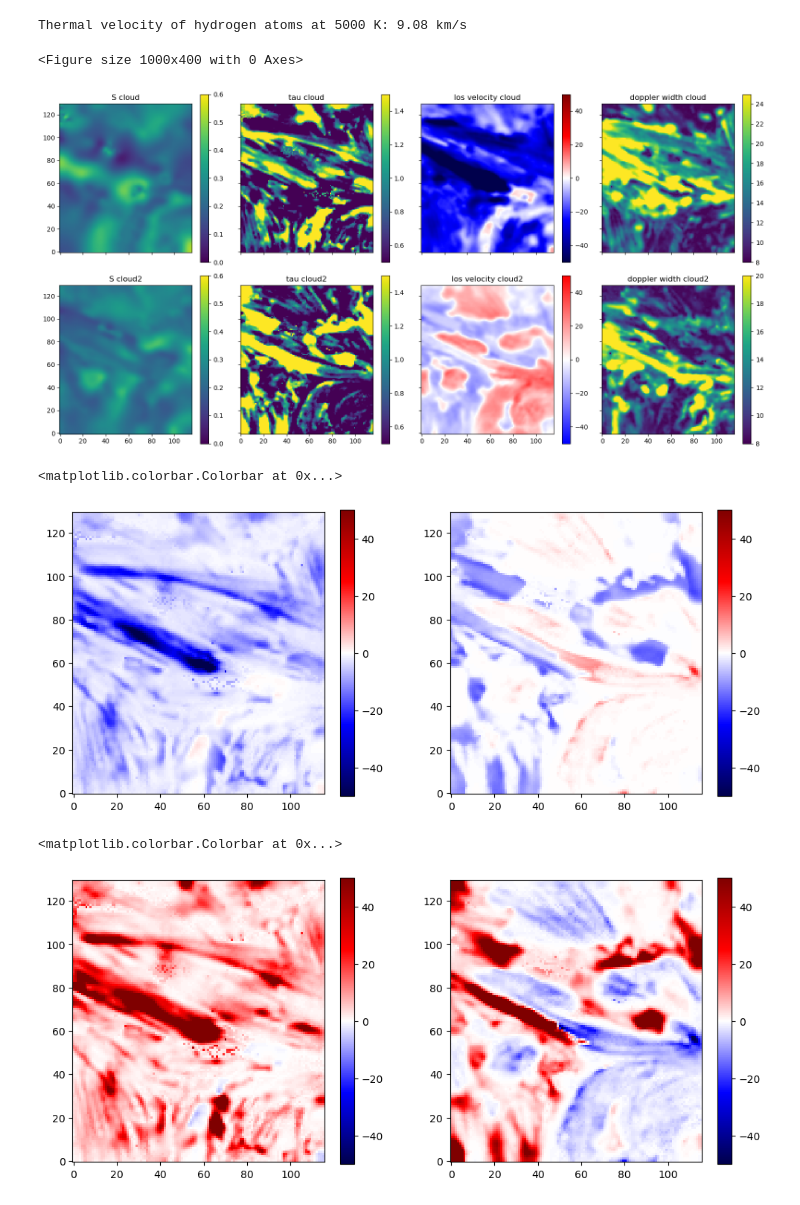
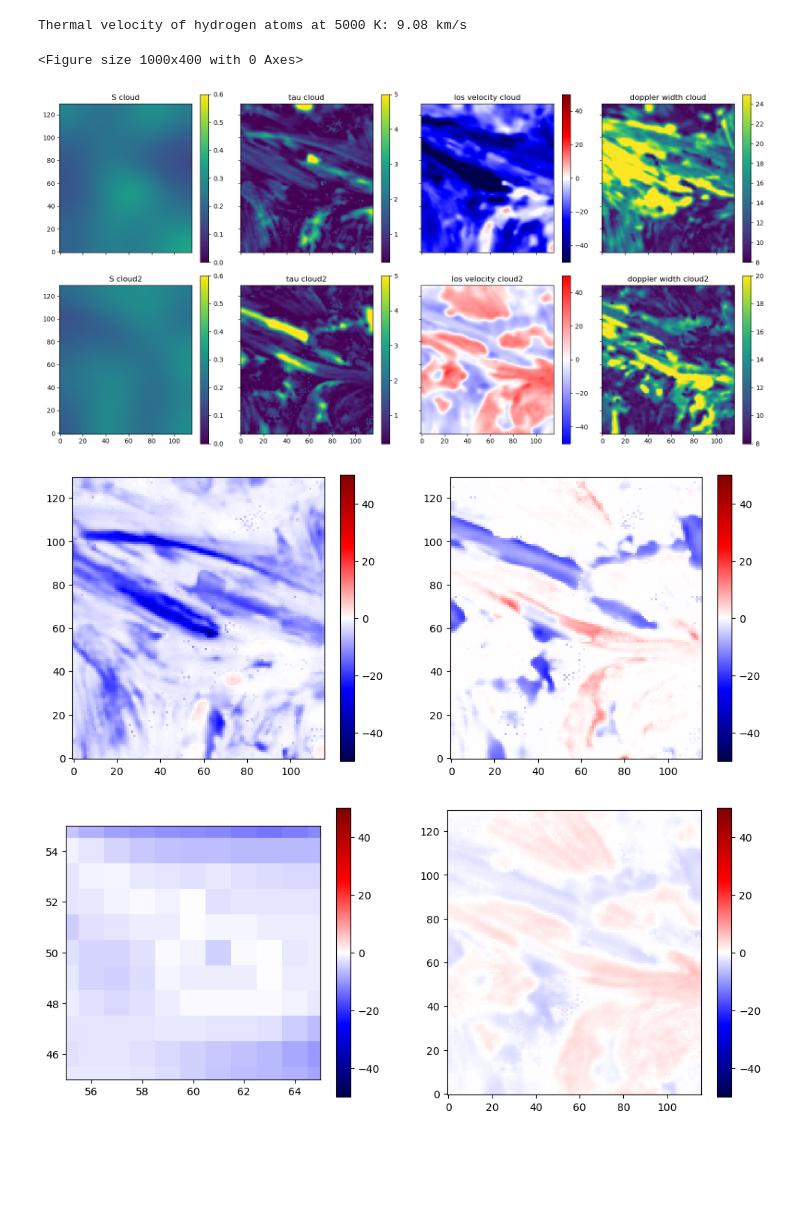
Before and after one commit to ivanzmilic/cloudtorch, a Jupyter notebook: main_gpu_bck_mparams.ipynb, the cells around one changed output. Drawn from its saved outputs; the diff is of its cells as text; code cells hidden in the pictures; blank space fills up the shorter version.

```diff
--- a/main_gpu_bck_mparams.ipynb
+++ b/main_gpu_bck_mparams.ipynb
@@ -111,8 +111,8 @@ def optimization(optimizer,niterations,parameters,model, xl, obs, obs_back):
         reguloss = chi2loss*0.0
 
         # Strongly regularize the source function gradients. We want it super smooth.
-        reguloss += 1e3*regu2(parameters, 0, obs)
-        reguloss += 1e3*regu2(parameters, 5, obs)
+        reguloss += 1e6*regu2(parameters, 0, obs)
+        reguloss += 1e6*regu2(parameters, 5, obs)
 
         # regularize tau slightly
         reguloss += 1e-1*regu2(parameters, 1, obs)
@@ -346,8 +349,8 @@ labels = ['S cloud', 'tau cloud', 'los velocity cloud', 'doppler width cloud',\
           'doppler width cloud2']
 
 to_plot = np.array([0,1,2,3,5,6,7,8])
-vmin_limit  = np.array([0.0, 0.5, -50.0, 8.0, 0.0, 0.5, -50.0, 8.0])
-vmaX_limit  = np.array([0.6, 1.5, 50.0, 25.0, 0.6, 1.5, 50.0, 20.0])
+vmin_limit  = np.array([0.0, 0.2, -50.0, 8.0, 0.0, 0.2, -50.0, 8.0])
+vmaX_limit  = np.array([0.6, 5.0, 50.0, 25.0, 0.6, 5.0, 50.0, 20.0])
 
 cmaps = ['viridis', 'viridis', 'seismic', 'viridis', 'viridis', 'viridis', 'bwr', 'viridis']
 
@@ -359,30 +362,34 @@ for i in range(8):
     ax[i].set_title(labels[i])
     fig.colorbar(im, ax=ax[i])
 plt.tight_layout()
-plt.savefig("inversion_results.png", bbox_inches='tight')
+plt.savefig("figs_S_reg_1E6/inversion_maps.png", bbox_inches='tight')
 # %% [output]
 <Figure size 1000x400 with 0 Axes>
-[figure, old version]
+[figure, new version]
 # %%
 plt.figure(figsize=[12,5])
 plt.subplot(121)
 plt.imshow((parameters[:, :, 2]*0.5*(1+np.tanh(1.0*(parameters[:,:,1]-1.5)))).T, origin='lower', cmap='seismic', vmin=-50.0, vmax=50.0)
+#plt.xlim(55,65)
+#plt.ylim(55,65)
 plt.colorbar()
 plt.subplot(122)
 plt.imshow((parameters[:, :, 7]*0.5*(1+np.tanh(2.0*(parameters[:,:,6]-1.5)))).T, origin='lower', cmap='seismic', vmin=-50.0, vmax=50.0)
 plt.colorbar()
+plt.savefig("figs_S_reg_1E6/inversion_results_velocities_tanh_scaled.png", bbox_inches='tight')
 # %% [output]
-<matplotlib.colorbar.Colorbar at 0x...>
-[figure, old version]
+[figure, new version]
 # %%
 plt.figure(figsize=[12,5])
 plt.subplot(121)
 plt.imshow((parameters[:, :, 2]*parameters[:,:,0]*(1.0 - np.exp(-parameters[:,:,1]))).T, origin='lower', cmap='seismic', vmin=-50.0, vmax=50.0)
+plt.xlim(55,65)
+plt.ylim(45,55)
 plt.colorbar()
 plt.subplot(122)
 plt.imshow((parameters[:, :, 7]*parameters[:,:,5]*(1.0 - np.exp(-parameters[:,:,6]))).T, origin='lower', cmap='seismic', vmin=-50.0, vmax=50.0)
 plt.colorbar()
+plt.savefig("figs_S_reg_1E6/inversion_results_velocities_tau_scaled.png", bbox_inches='tight')
 # %% [output]
-<matplotlib.colorbar.Colorbar at 0x...>
-[figure, old version]
+[figure, new version]
 # %%
```
Also changed, not shown: parts of 8 cells of this notebook, 2 other files.
